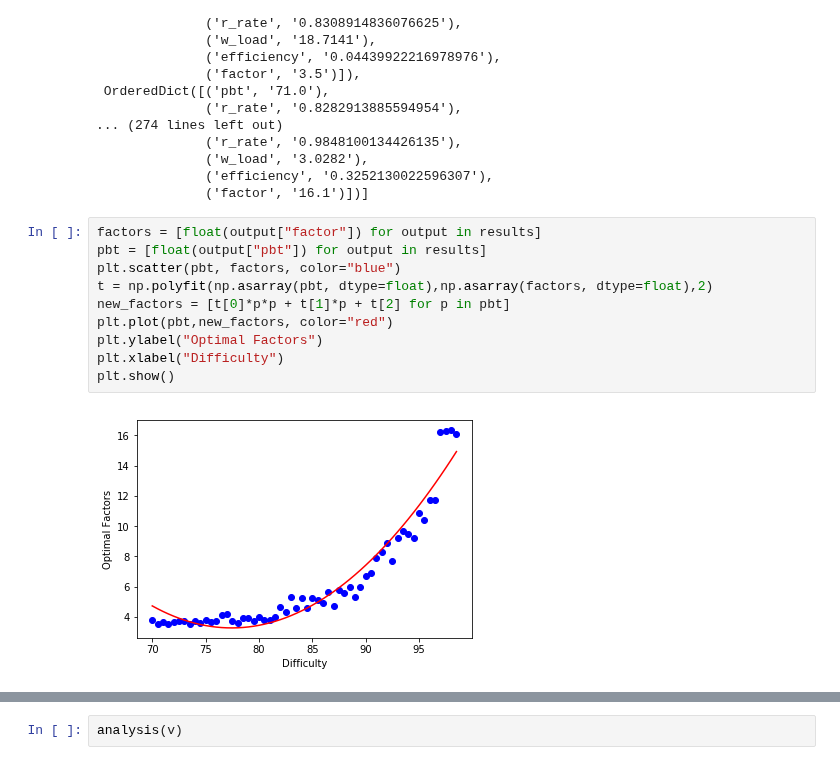
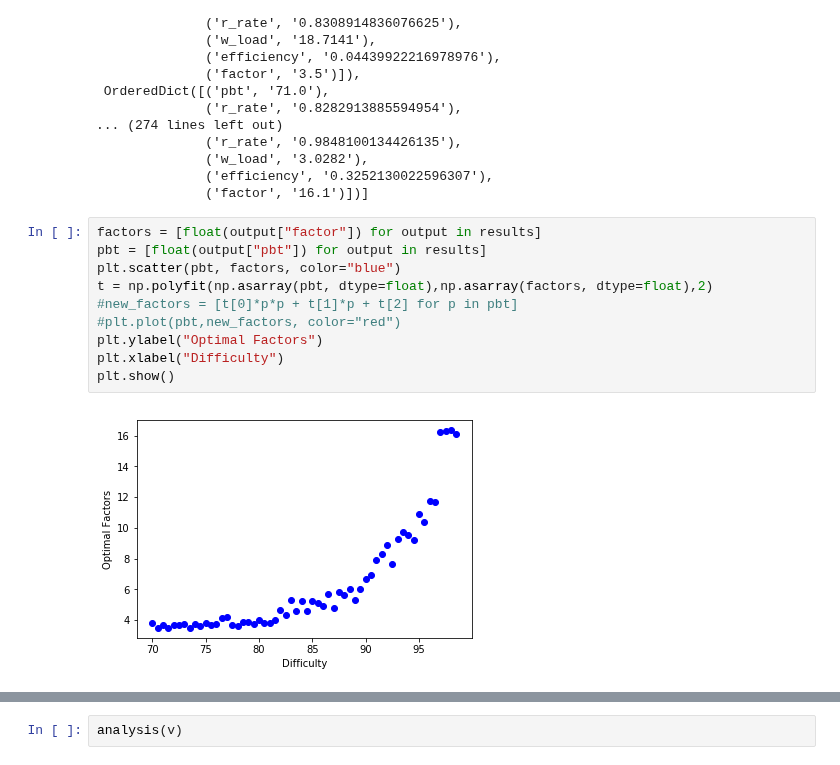
Before and after one commit to brumar/SRS-Simulations, a Jupyter notebook: after_expo.ipynb, the cells around one changed output, grey strips where cells are left out. Cells and saved outputs as stored; diff of their text form.

```diff
--- a/after_expo.ipynb
+++ b/after_expo.ipynb
@@ -116,15 +116,15 @@ results
 # %%
 factors = [float(output["factor"]) for output in results]
 pbt = [float(output["pbt"]) for output in results]
 plt.scatter(pbt, factors, color="blue")
 t = np.polyfit(np.asarray(pbt, dtype=float),np.asarray(factors, dtype=float),2)
-new_factors = [t[0]*p*p + t[1]*p + t[2] for p in pbt]
-plt.plot(pbt,new_factors, color="red")
+#new_factors = [t[0]*p*p + t[1]*p + t[2] for p in pbt]
+#plt.plot(pbt,new_factors, color="red")
 plt.ylabel("Optimal Factors")
 plt.xlabel("Difficulty")
 plt.show()
 # %% [output]
-[figure, old version]
+[figure, new version]
 # %%
 import pickle
 SimulationResult = ws.SimulationResult
```
Also changed, not shown: parts of 2 cells of this notebook, 16 other files.
